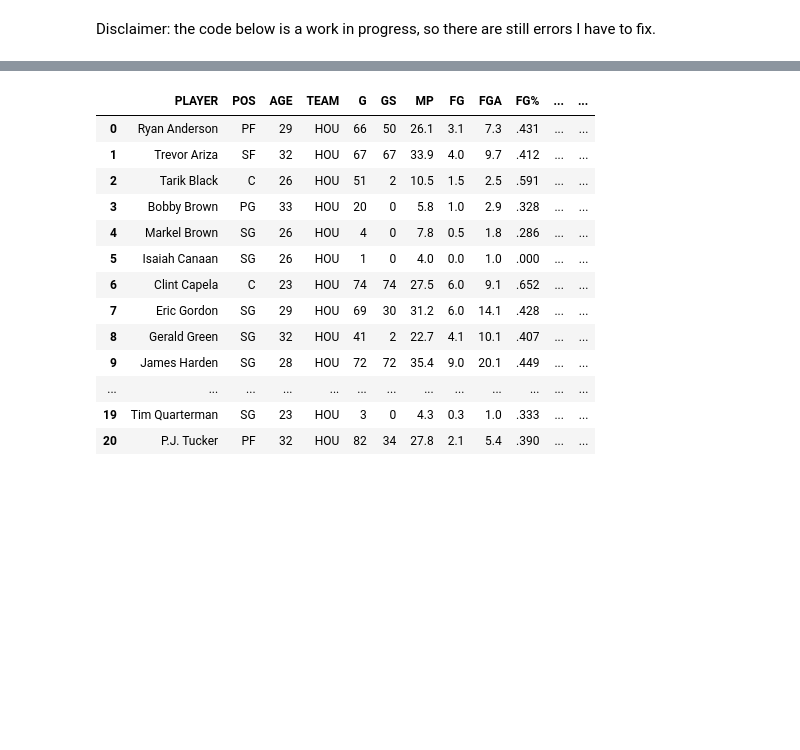
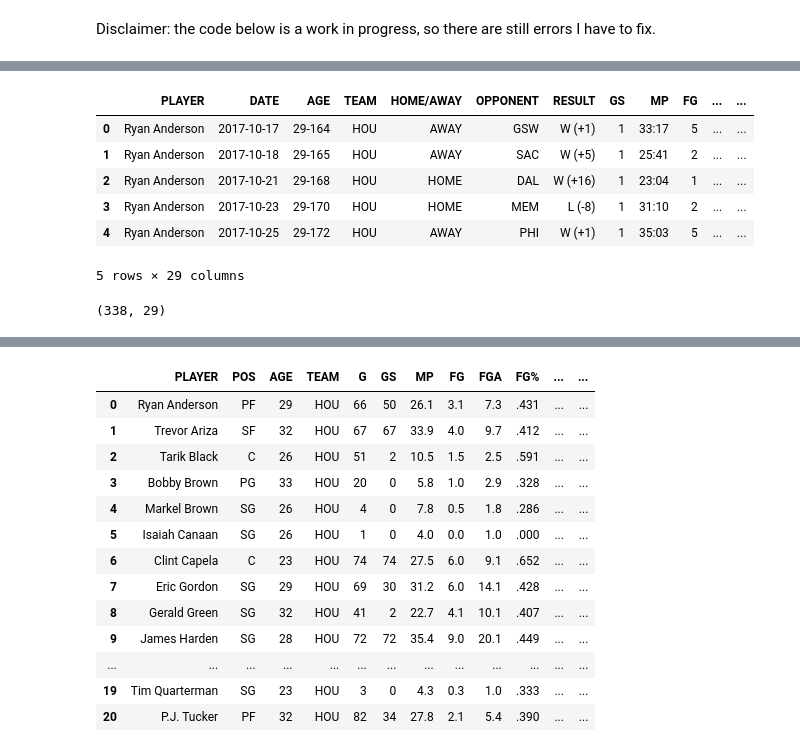
Before and after one commit to david-cq/Capstone, a Jupyter notebook: Initial_EDA.ipynb, the cells around one changed output, grey strips where cells are left out. Drawn from its saved outputs; the diff is of its cells as text; code cells hidden in the pictures; blank space fills up the shorter version.

```diff
--- a/Initial_EDA.ipynb
+++ b/Initial_EDA.ipynb
@@ -73,0 +160,15 @@ rockets_17_18_roster = ['Ryan Anderson', 'Trevor Ariza', 'Tarik Black',
+# %%
+rockets_17_18_logs = pd.read_csv('./data/rockets_17_18_logs.csv')
+rockets_17_18_logs.head()
+# %% [output]
+|  | PLAYER | DATE | AGE | TEAM | HOME/AWAY | OPPONENT | RESULT | GS | MP | FG | ... | ... |
+| 0 | Ryan Anderson | 2017-10-17 | 29-164 | HOU | AWAY | GSW | W (+1) | 1 | 33:17 | 5 | ... | ... |
+| 1 | Ryan Anderson | 2017-10-18 | 29-165 | HOU | AWAY | SAC | W (+5) | 1 | 25:41 | 2 | ... | ... |
+| 2 | Ryan Anderson | 2017-10-21 | 29-168 | HOU | HOME | DAL | W (+16) | 1 | 23:04 | 1 | ... | ... |
+| 3 | Ryan Anderson | 2017-10-23 | 29-170 | HOU | HOME | MEM | L (-8) | 1 | 31:10 | 2 | ... | ... |
+| 4 | Ryan Anderson | 2017-10-25 | 29-172 | HOU | AWAY | PHI | W (+1) | 1 | 35:03 | 5 | ... | ... |
+5 rows × 29 columns
+# %%
+rockets_17_18_logs.shape
+# %% [output]
+(338, 29)
```
Also changed, not shown: parts of 19 cells of this notebook, 2 other files.
